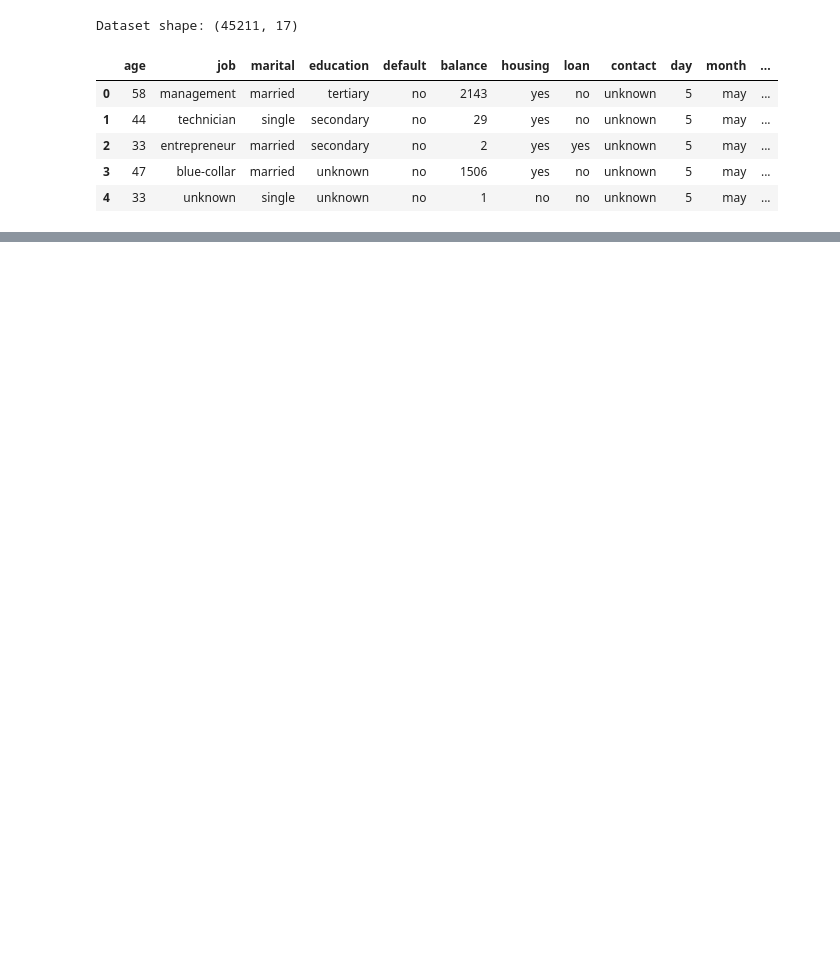
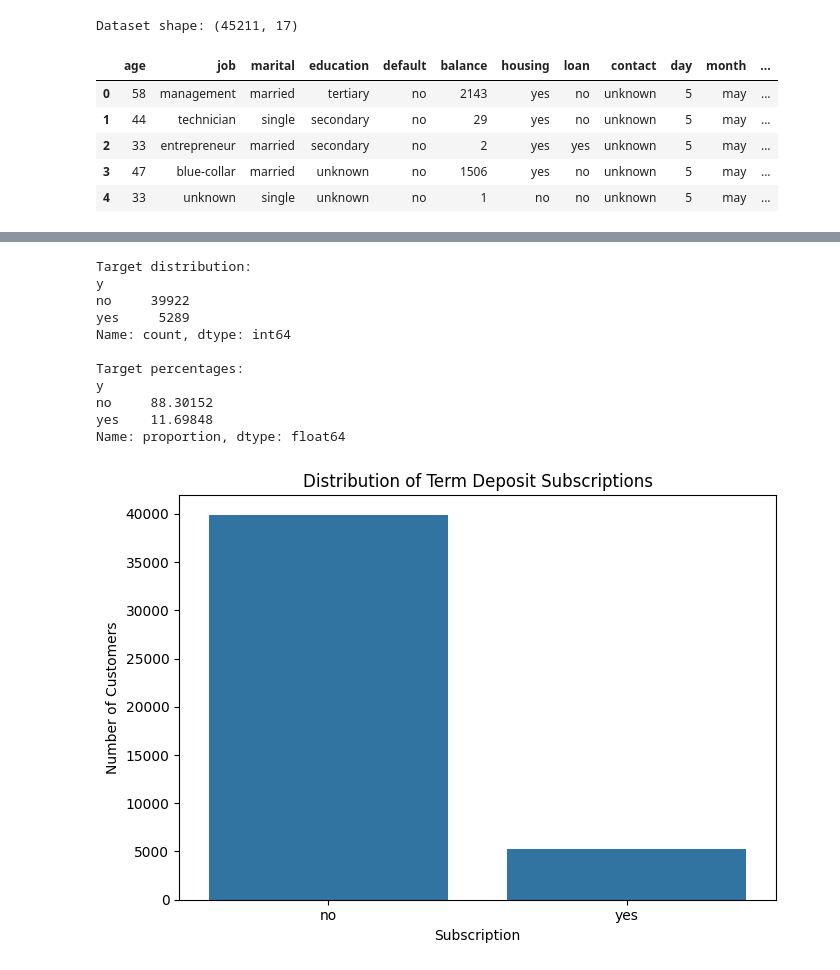
Before and after one commit to kaurp88/15580445-PK-s1, a Jupyter notebook: machine_learning.ipynb, the cells around one changed output, grey strips where cells are left out. Saved outputs shown, nothing was run; the diff lists cells and outputs as text; code cells hidden in the pictures; blank space fills up the shorter version.

Commit message:
add dataset inspection and class distribution analysis

```diff
--- a/machine_learning.ipynb
+++ b/machine_learning.ipynb
@@ -19,0 +97,39 @@ Dataset shape: (45211, 17)
+# %%
+
+import matplotlib.pyplot as plt
+import seaborn as sns
+
+# Count customers who subscribed and did not subscribe
+print("Target distribution:")
+print(bank["y"].value_counts())
+
+print("\nTarget percentages:")
+print(bank["y"].value_counts(normalize=True) * 100)
+
+# Visualise class distribution
+plt.figure(figsize=(7, 5))
+
+sns.countplot(
+    data=bank,
+    x="y",
+    order=["no", "yes"]
+)
+
+plt.title("Distribution of Term Deposit Subscriptions")
+plt.xlabel("Subscription")
+plt.ylabel("Number of Customers")
+plt.tight_layout()
+plt.show()
+# %% [output]
+Target distribution:
+y
+no     39922
+yes     5289
+Name: count, dtype: int64
+
+Target percentages:
+y
+no     88.30152
+yes    11.69848
+Name: proportion, dtype: float64
+[figure, added]
```
Also changed, not shown: parts of 3 cells of this notebook.
